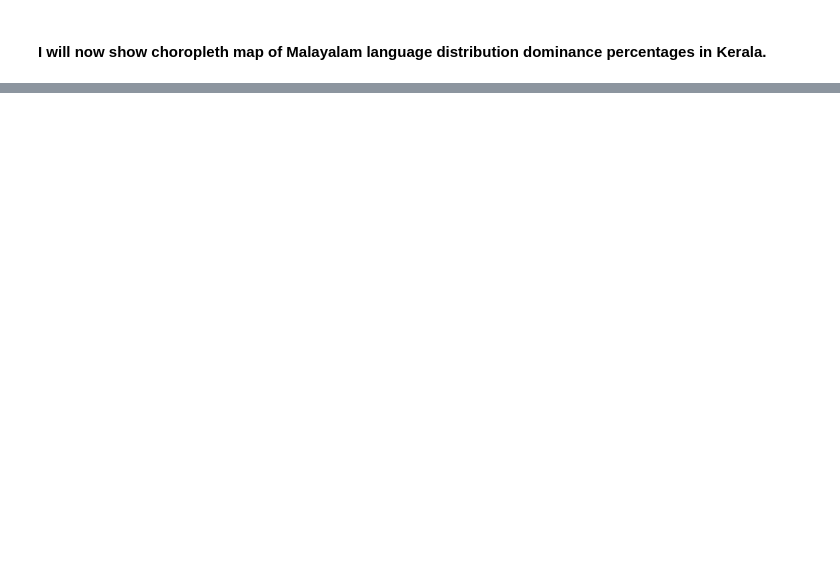
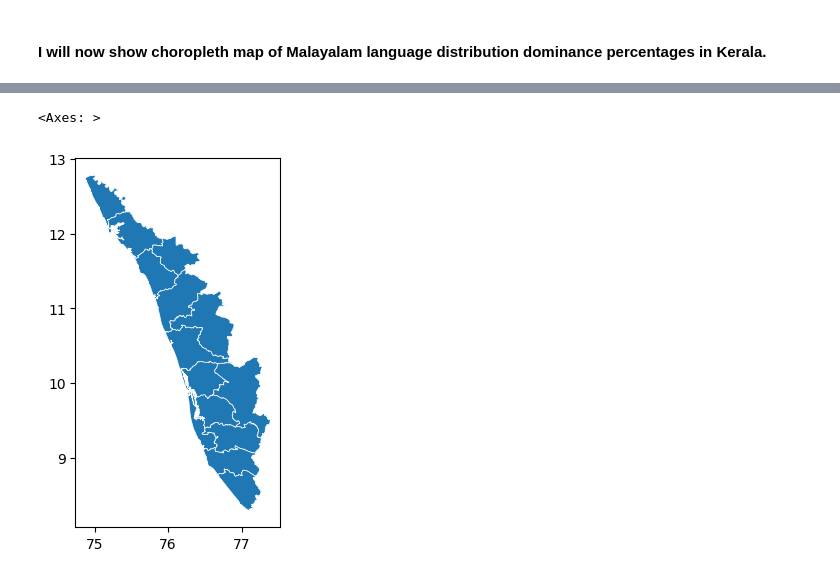
Before and after one commit to squishridyvi/Geographical-Distribution-Mapping-of-Dravidian-Languages-, a Jupyter notebook: Geographical Distribution of Dravidian Languages.ipynb, the cells around one changed output, grey strips where cells are left out. Cells and saved outputs as stored; diff of their text form; code cells hidden in the pictures; blank space fills up the shorter version.

```diff
--- a/Geographical Distribution of Dravidian Languages.ipynb
+++ b/Geographical Distribution of Dravidian Languages.ipynb
@@ -1201,0 +1221,5 @@ Text(0.5, 1.0, 'Relative Spatial Distribution of Languages in Kerala (District-l
+# %%
+all_districts.plot(linewidth=.5, edgecolor="white")
+# %% [output]
+<Axes: >
+[figure, added]
```
Also changed, not shown: parts of 8 cells of this notebook.
